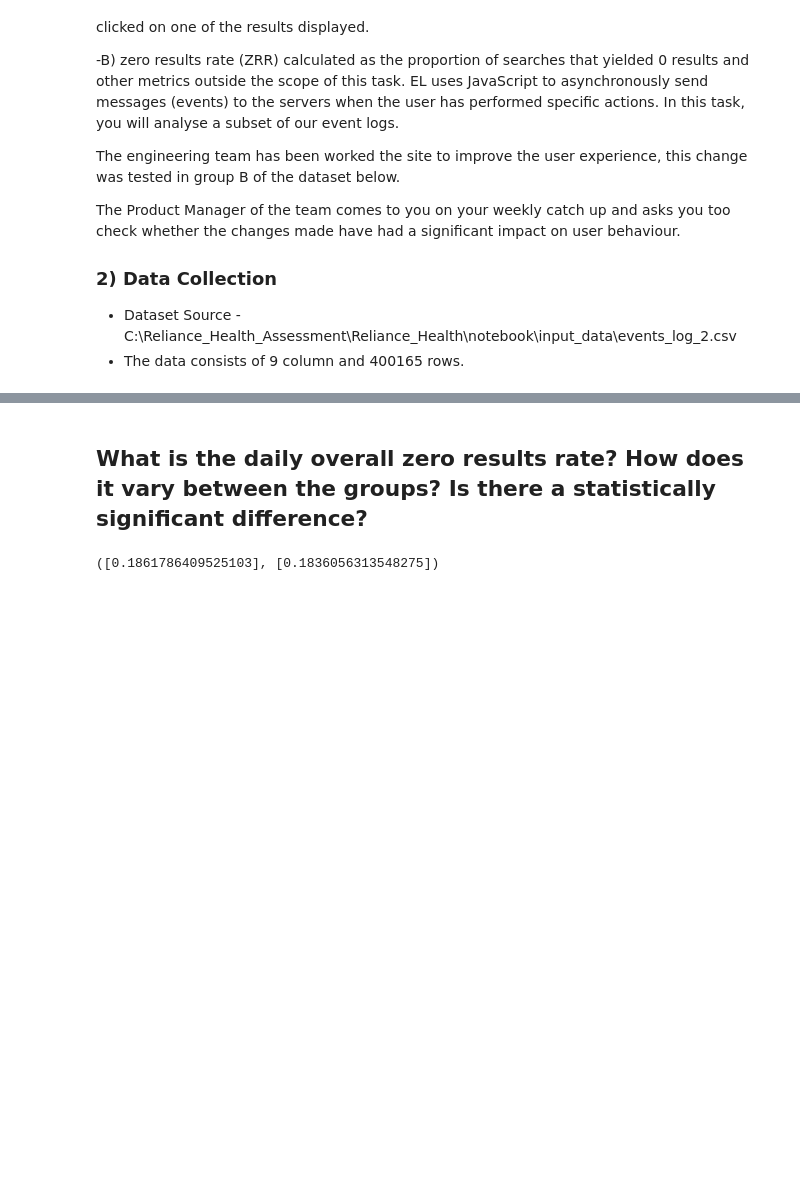
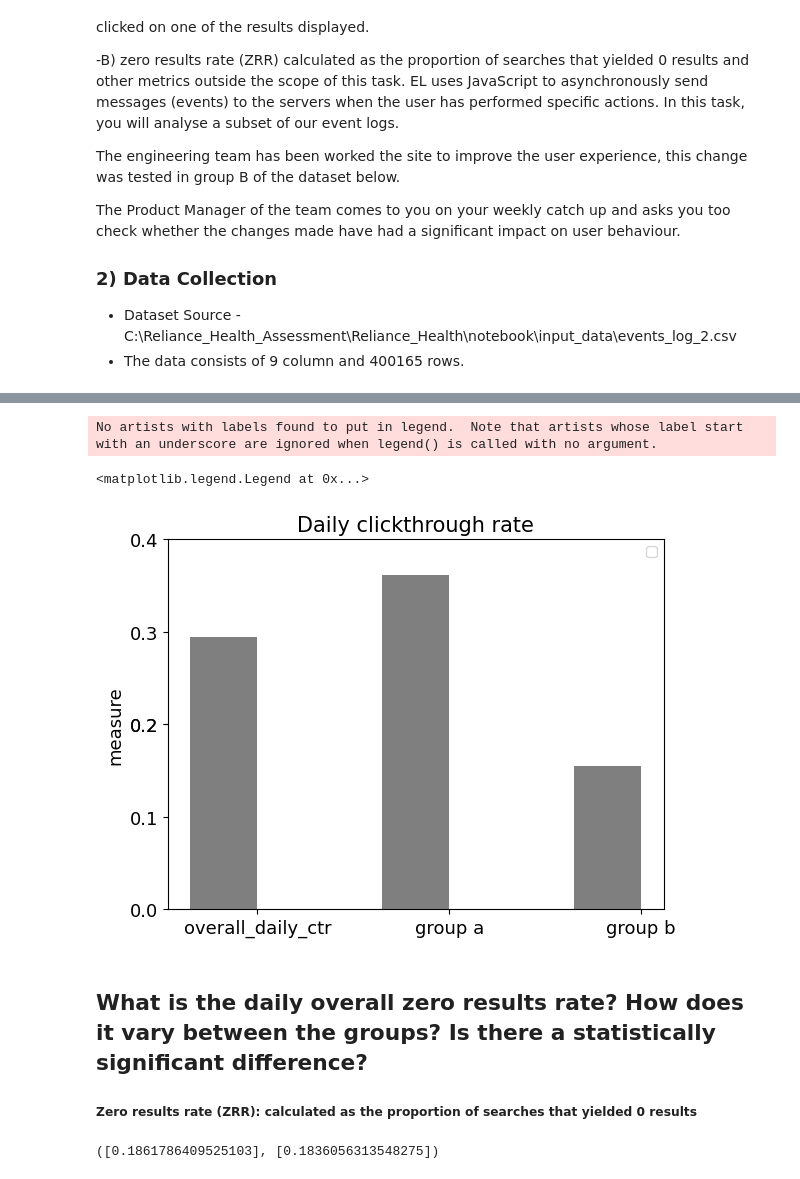
Before and after one commit to chukoz71/Reliance_health, a Jupyter notebook: notebook/input_data/EDA_Reliance_Health_Assessment.ipynb, the cells around one changed output, grey strips where cells are left out. Saved outputs shown, nothing was run; the diff lists cells and outputs as text; code cells hidden in the pictures; blank space fills up the shorter version.

```diff
--- a/notebook/input_data/EDA_Reliance_Health_Assessment.ipynb
+++ b/notebook/input_data/EDA_Reliance_Health_Assessment.ipynb
@@ -89,0 +119,3 @@ event_df.head()
+# %%
+overall_daily_ctr=len(event_df['action'][event_df['action'] == 'visitPage']) / len(event_df['action'][event_df['action'] == 'searchResultPage'])
+overall_daily_ctr
@@ -103,5 +137,27 @@ from scipy.stats import ttest_ind  # import ttest_ind for the statistical test
+# %%
+CRT = [overall_daily_ctr, daily_ctr_a, daily_ctr_b]
+# %%
+index = np.arange(3)
+bar_width = 0.35
+
+fig, ax = plt.subplots()
+rects = ax.bar(range(len(CRT)), CRT, bar_width, color='k', alpha=0.5,  error_kw=dict(ecolor='black', lw=2, capsize=5, capthick=2))
+
+plt.title('Daily clickthrough rate', size=15)
+
+plt.ylabel('measure', size=13)
+
+plt.xticks(index + bar_width / 2, ('overall_daily_ctr', 'group a','group b'), size =13)
+plt.yticks(np.round(np.linspace(0,max(CRT)+0.05,6),1),  size =13)
+plt.legend()
+# %% [output]
+No artists with labels found to put in legend.  Note that artists whose label start with an underscore are ignored when legend() is called with no argument.
+<matplotlib.legend.Legend at 0x...>
+[figure, added]
 # %% [markdown]
  ## What is the daily overall zero results rate? How does it vary between the groups? Is there a statistically significant difference?
+
+ ##### Zero results rate (ZRR):  calculated as the proportion of searches that yielded 0 results
 # %%
 zero_results_a=[]
 zero_results_b=[]
```
Also changed, not shown: parts of 28 cells of this notebook.
